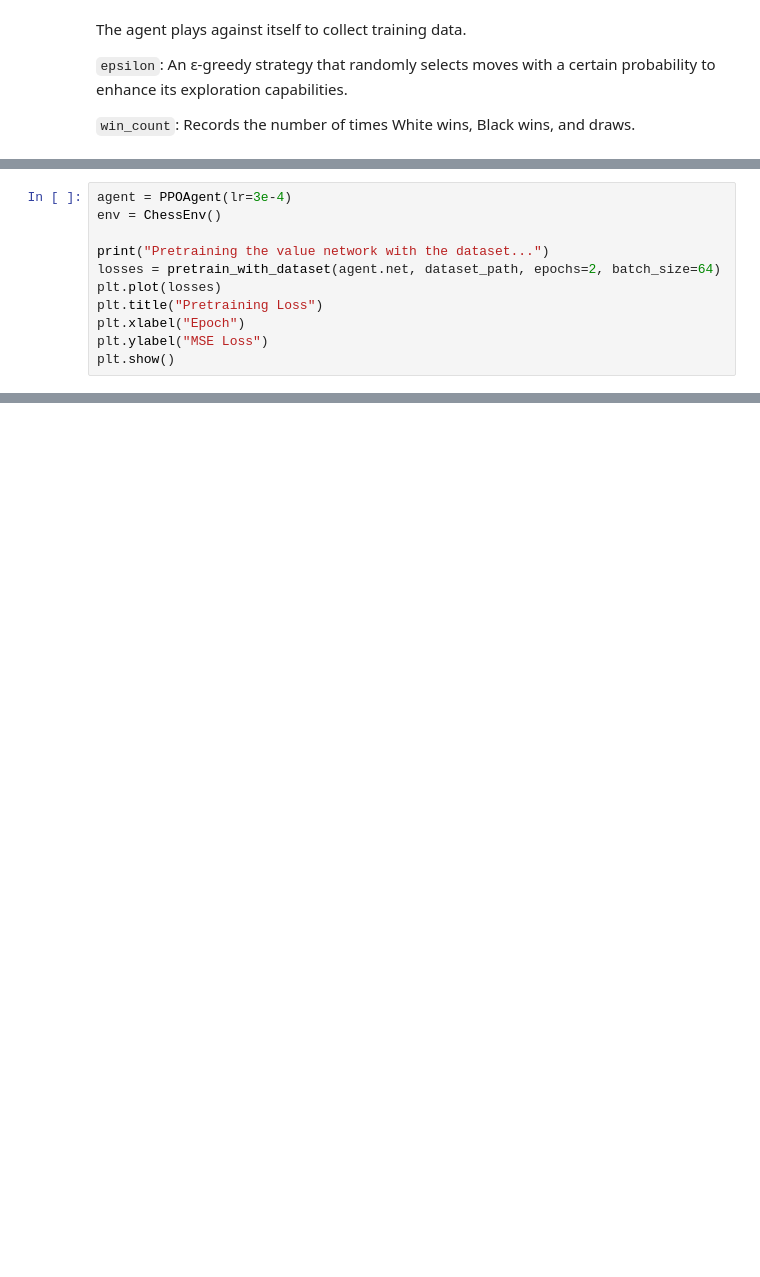
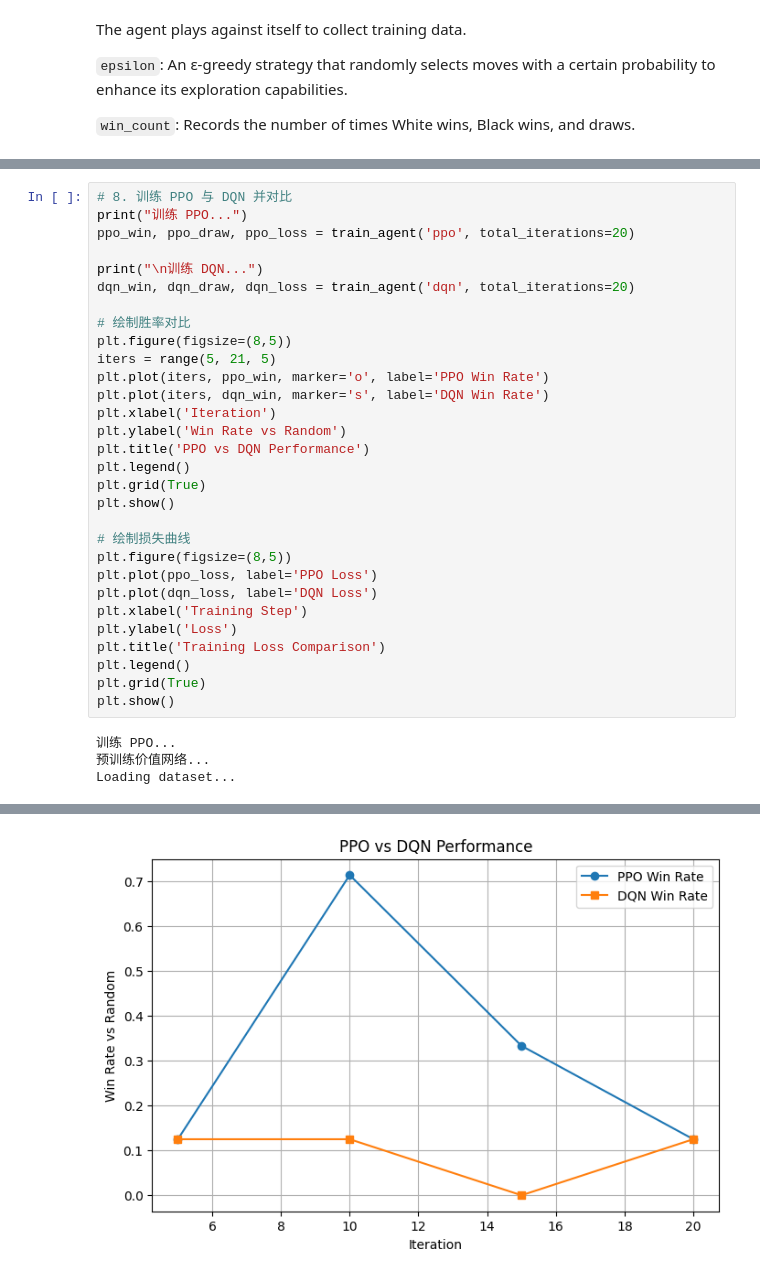
Before and after one commit to Iris-Jiaa/DSML2-ChangyuJia, a Jupyter notebook: notebook/dsml-reinforcementLearning.ipynb, the cells around one changed output, grey strips where cells are left out. Saved outputs shown, nothing was run; the diff lists cells and outputs as text; blank space fills up the shorter version.

```diff
--- a/notebook/dsml-reinforcementLearning.ipynb
+++ b/notebook/dsml-reinforcementLearning.ipynb
@@ -432,11 +569,0 @@ def pretrain_with_dataset(model, dataset_path, batch_size=64, epochs=5):
-# %%
-agent = PPOAgent(lr=3e-4)
-env = ChessEnv()
-
-print("Pretraining the value network with the dataset...")
-losses = pretrain_with_dataset(agent.net, dataset_path, epochs=2, batch_size=64)
-plt.plot(losses)
-plt.title("Pretraining Loss")
-plt.xlabel("Epoch")
-plt.ylabel("MSE Loss")
-plt.show()
@@ -522,0 +611,34 @@ Latest loss: 0.5268
+# %%
+# 8. 训练 PPO 与 DQN 并对比
+print("训练 PPO...")
+ppo_win, ppo_draw, ppo_loss = train_agent('ppo', total_iterations=20)
+
+print("\n训练 DQN...")
+dqn_win, dqn_draw, dqn_loss = train_agent('dqn', total_iterations=20)
+
+# 绘制胜率对比
+plt.figure(figsize=(8,5))
+iters = range(5, 21, 5)
+plt.plot(iters, ppo_win, marker='o', label='PPO Win Rate')
+plt.plot(iters, dqn_win, marker='s', label='DQN Win Rate')
+plt.xlabel('Iteration')
+plt.ylabel('Win Rate vs Random')
+plt.title('PPO vs DQN Performance')
+plt.legend()
+plt.grid(True)
+plt.show()
+
+# 绘制损失曲线
+plt.figure(figsize=(8,5))
+plt.plot(ppo_loss, label='PPO Loss')
+plt.plot(dqn_loss, label='DQN Loss')
+plt.xlabel('Training Step')
+plt.ylabel('Loss')
+plt.title('Training Loss Comparison')
+plt.legend()
+plt.grid(True)
+plt.show()
+# %% [output]
+训练 PPO...
+预训练价值网络...
+Loading dataset...
@@ -522,0 +675 @@ Latest loss: 0.5268
+[figure, added]
```
Also changed, not shown: parts of 25 cells of this notebook, 2 other files.
